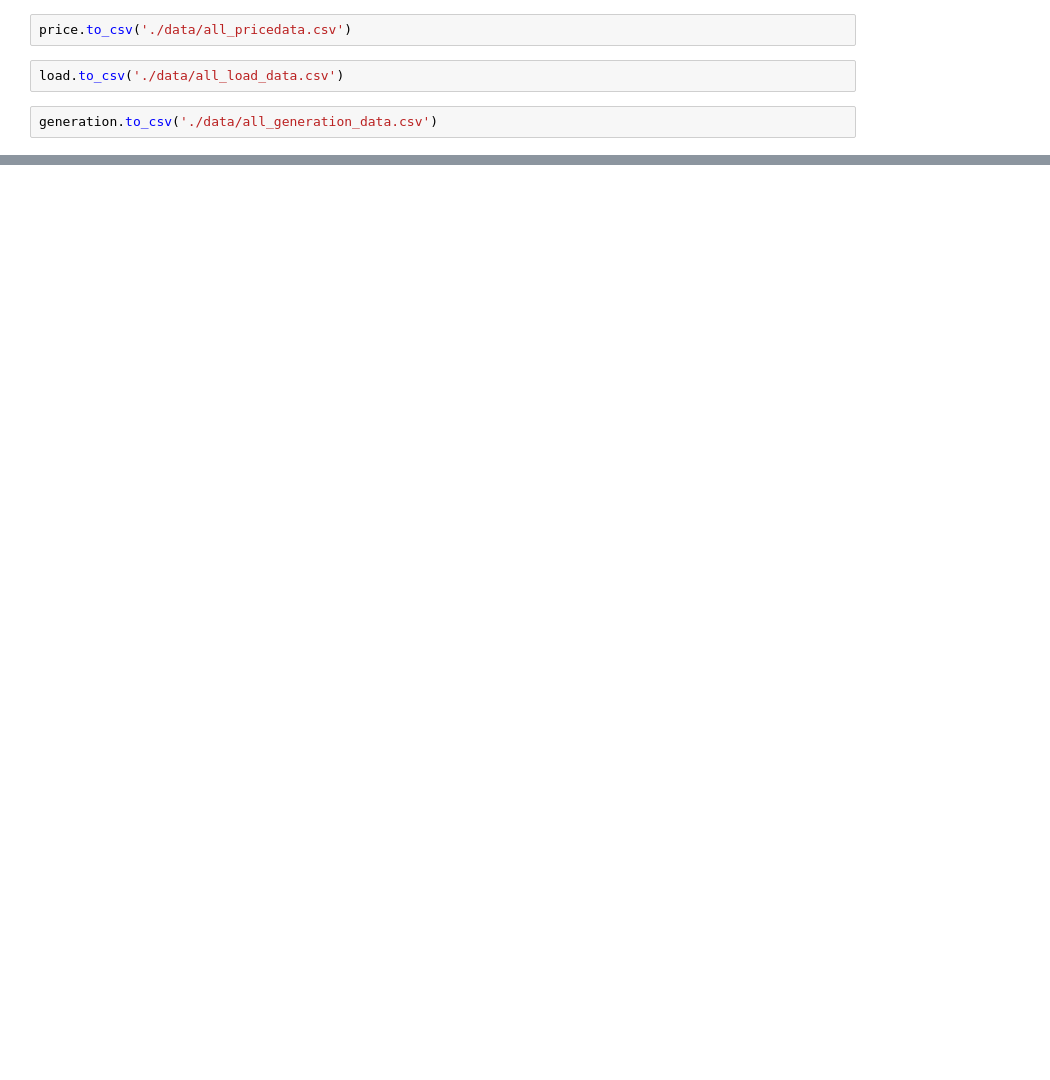
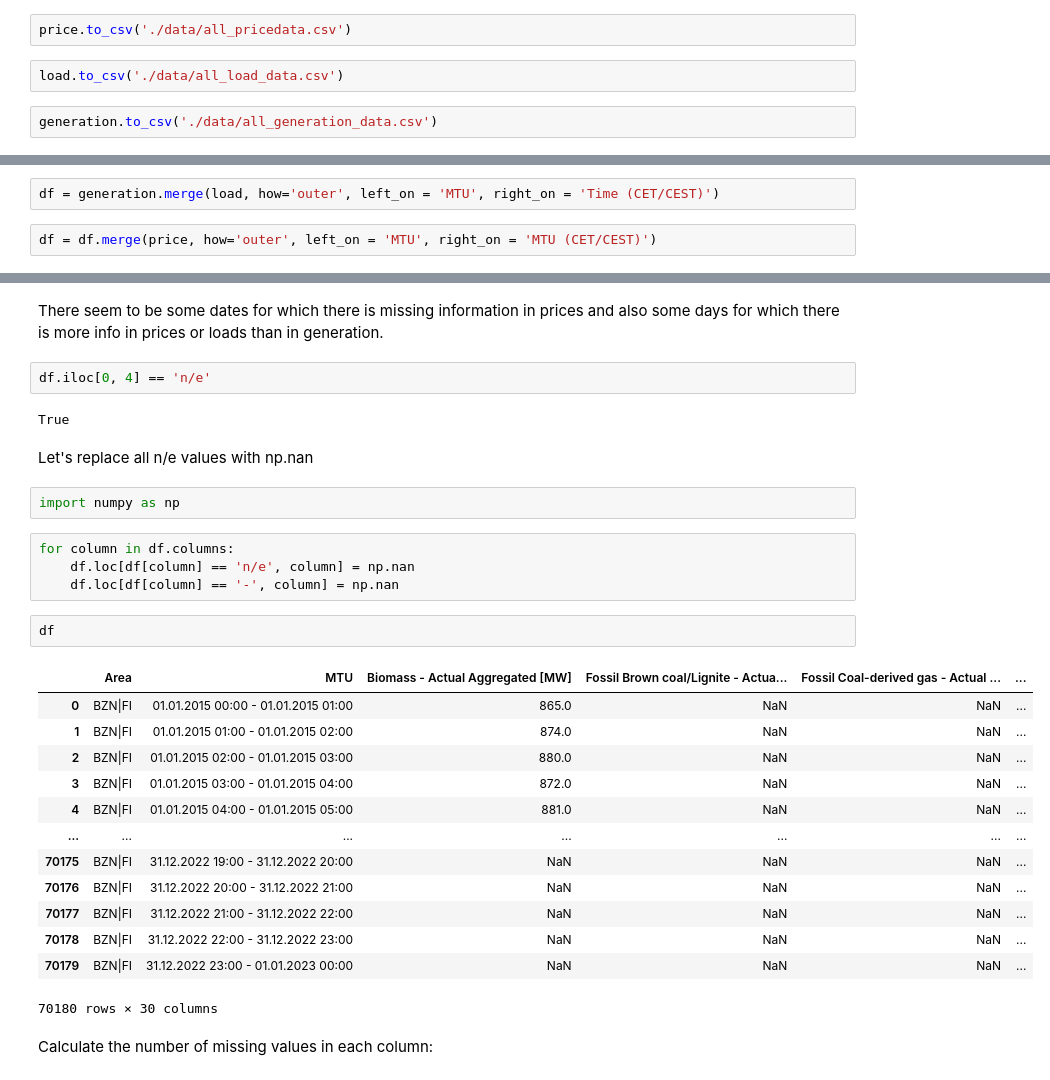
Before and after one commit to MergHQ/ids22-miniproject, a Jupyter notebook: merge_load_price_generation.ipynb, the cells around one changed output, grey strips where cells are left out. Drawn from its saved outputs; the diff is of its cells as text; blank space fills up the shorter version.

```diff
--- a/merge_load_price_generation.ipynb
+++ b/merge_load_price_generation.ipynb
@@ -101,0 +175,4 @@ generation.to_csv('./data/all_generation_data.csv')
+# %%
+df = generation.merge(load, how='outer', left_on = 'MTU', right_on = 'Time (CET/CEST)')
+# %%
+df = df.merge(price, how='outer', left_on = 'MTU', right_on = 'MTU (CET/CEST)')
@@ -101,0 +211,32 @@ generation.to_csv('./data/all_generation_data.csv')
+# %% [markdown]
+There seem to be some dates for which there is missing information in prices and also some days for which there is more info in prices or loads than in generation.
+# %%
+df.iloc[0, 4] == 'n/e'
+# %% [output]
+True
+# %% [markdown]
+Let's replace all n/e values with np.nan
+# %%
+import numpy as np
+# %%
+for column in df.columns:
+    df.loc[df[column] == 'n/e', column] = np.nan
+    df.loc[df[column] == '-', column] = np.nan
+# %%
+df
+# %% [output]
+|  | Area | MTU | Biomass - Actual Aggregated [MW] | Fossil Brown coal/Lignite - Actua... | Fossil Coal-derived gas - Actual ... | ... |
+| 0 | BZN|FI | 01.01.2015 00:00 - 01.01.2015 01:00 | 865.0 | NaN | NaN | ... |
+| 1 | BZN|FI | 01.01.2015 01:00 - 01.01.2015 02:00 | 874.0 | NaN | NaN | ... |
+| 2 | BZN|FI | 01.01.2015 02:00 - 01.01.2015 03:00 | 880.0 | NaN | NaN | ... |
+| 3 | BZN|FI | 01.01.2015 03:00 - 01.01.2015 04:00 | 872.0 | NaN | NaN | ... |
+| 4 | BZN|FI | 01.01.2015 04:00 - 01.01.2015 05:00 | 881.0 | NaN | NaN | ... |
+| ... | ... | ... | ... | ... | ... | ... |
+| 70175 | BZN|FI | 31.12.2022 19:00 - 31.12.2022 20:00 | NaN | NaN | NaN | ... |
+| 70176 | BZN|FI | 31.12.2022 20:00 - 31.12.2022 21:00 | NaN | NaN | NaN | ... |
+| 70177 | BZN|FI | 31.12.2022 21:00 - 31.12.2022 22:00 | NaN | NaN | NaN | ... |
+| 70178 | BZN|FI | 31.12.2022 22:00 - 31.12.2022 23:00 | NaN | NaN | NaN | ... |
+| 70179 | BZN|FI | 31.12.2022 23:00 - 01.01.2023 00:00 | NaN | NaN | NaN | ... |
+70180 rows × 30 columns
+# %% [markdown]
+Calculate the number of missing values in each column:
```
Also changed, not shown: parts of 57 cells of this notebook, 1 other file.
